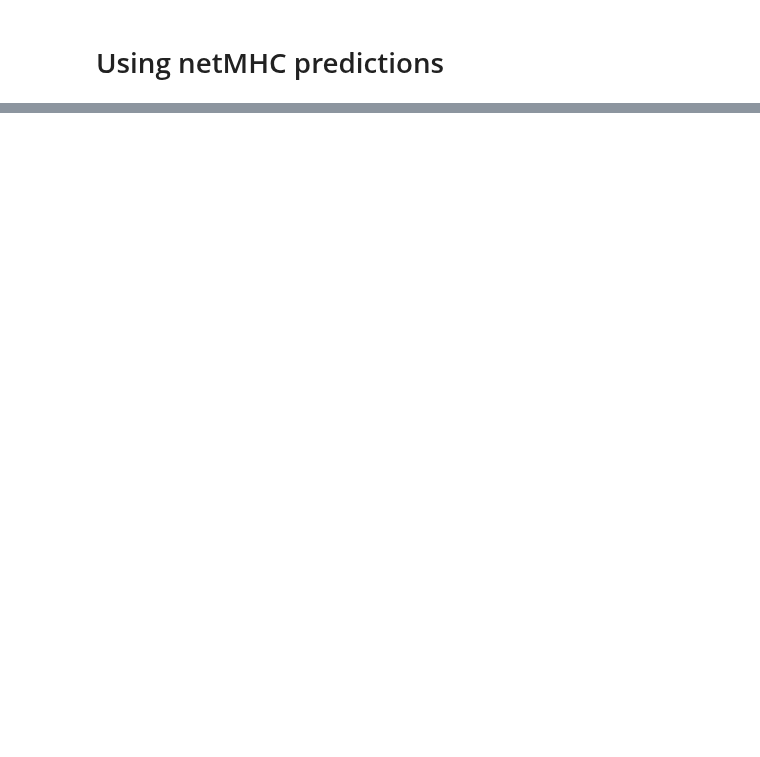
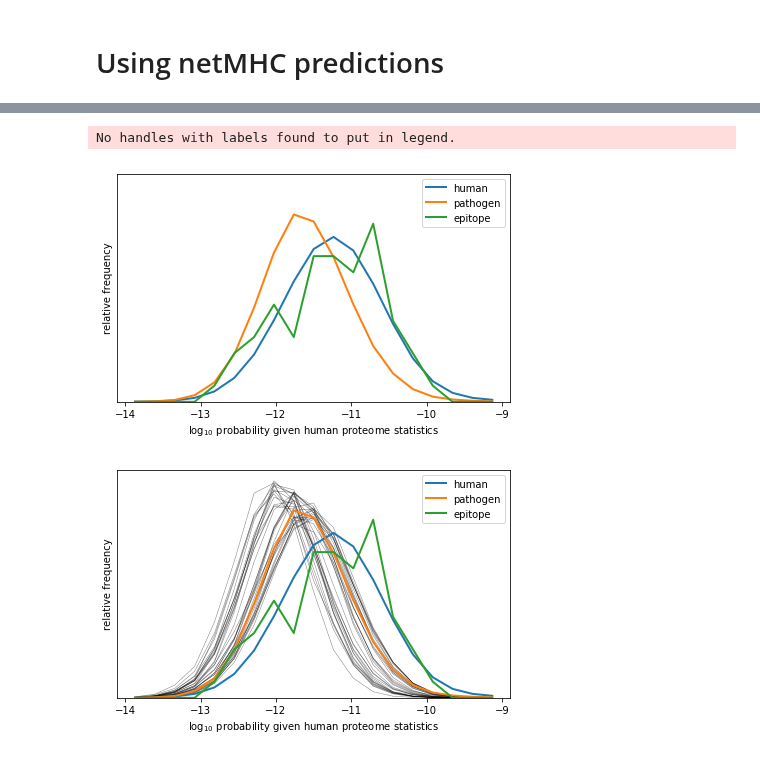
Before and after one commit to andim/peptidome, a Jupyter notebook: code/netmhc.ipynb, the cells around one changed output, grey strips where cells are left out. Saved outputs shown, nothing was run; the diff lists cells and outputs as text; code cells hidden in the pictures; blank space fills up the shorter version.

```diff
--- a/code/netmhc.ipynb
+++ b/code/netmhc.ipynb
@@ -70,3 +58,10 @@ humantripletprobdict = np.log10(count).to_dict()
+# %%
+with open('../data/triplet-human.json', 'r') as f:
+    tripletparams = json.load(f)
+# %%
+k = 9
+loglikelihood = lambda seq, k: loglikelihood_triplet(seq, **tripletparams, k=k)
+phuman = np.array([loglikelihood(seq[i:i+k], k) for h, seq in fasta_iter(human) for i in range(len(seq)-k+1) ])
 # %%
 dfproteomes = pd.read_csv('../data/proteomes.csv', sep=',')
 pathogenproteomes = dfproteomes[dfproteomes['type'].isin(['parasite'])]
@@ -125,3 +89,33 @@ Malaria
+# %%
+preds = []
+for filename in glob.glob('/home/amayer/data/peptidome/netmhc/Malaria-HLA-*.csv'):
+    dfbinders = pd.read_csv(filename, sep=',')
+    ppredepitope = np.array([loglikelihood(seq, k) for seq in dfbinders['Peptide'].unique()])
+    ppredepitope = ppredepitope[~np.isnan(ppredepitope)]
+    if len(ppredepitope) > 20:
+        preds.append(ppredepitope)
+# %%
+for mhc in [False, True]:
+    fig, ax = plt.subplots()
+    if mhc:
+        plot_histograms(preds,
+                        [None]*len(preds),
+                        nbins=20, lw=.5, color='k', alpha=.5,
+                        xmin=-14, xmax=-9, ax=ax)
+    plot_histograms([phuman, ppathogen, pepitope],
+                    ['human', 'pathogen', 'epitope'],
+                    nbins=20, lw=2,
+                    xmin=-14, xmax=-9, ax=ax)
+    ax.set_ylabel('relative frequency')
+    ax.set_ylim(0.0, 0.22)
+    ax.set_yticks([])
+    ax.set_xlabel('$\log_{10}$ probability given human proteome statistics')
+    fig.tight_layout()
+    fig.savefig('plots/likelihoodprofile-Malaria-triplet-k%i%s.png' % (k, '-mhc' if mhc else ''), dpi=300)
+# %% [output]
+No handles with labels found to put in legend.
+[figure, added]
+[figure, added]
 # %%
 dfepi9 = dfepitope[dfepitope['length'] == 9]
 # %%
```
Also changed, not shown: parts of 12 cells of this notebook, 8 other files.
